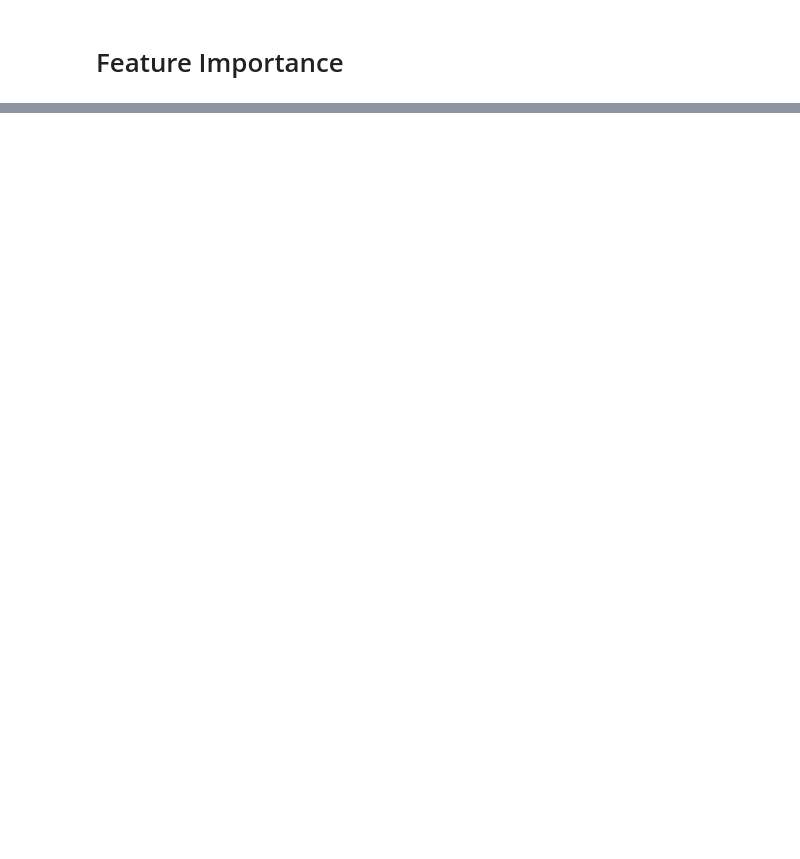
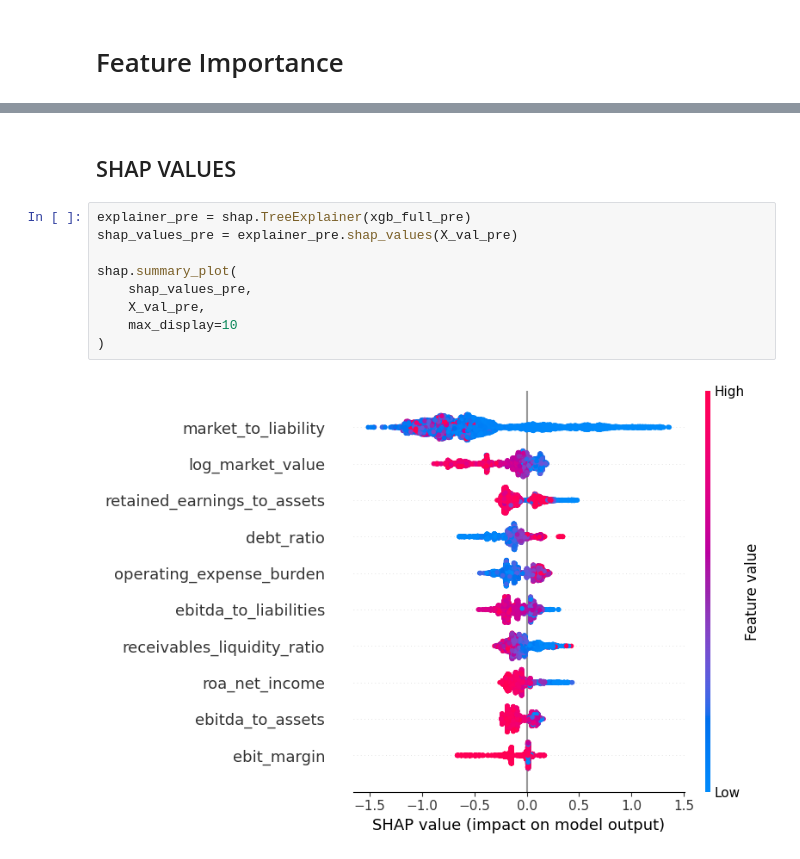
Before and after one commit to jonasstuds-gaard/master-thesis, a Jupyter notebook: Master Thesis/test.ipynb, the cells around one changed output, grey strips where cells are left out. Drawn from its saved outputs; the diff is of its cells as text; blank space fills up the shorter version.

```diff
--- a/Master Thesis/test.ipynb
+++ b/Master Thesis/test.ipynb
@@ -3445,0 +3601,13 @@ None
+# %% [markdown]
+## SHAP VALUES
+# %%
+explainer_pre = shap.TreeExplainer(xgb_full_pre)
+shap_values_pre = explainer_pre.shap_values(X_val_pre)
+
+shap.summary_plot(
+    shap_values_pre,
+    X_val_pre,
+    max_display=10
+)
+# %% [output]
+[figure, added]
```
Also changed, not shown: parts of 40 cells of this notebook, 35 other files.
